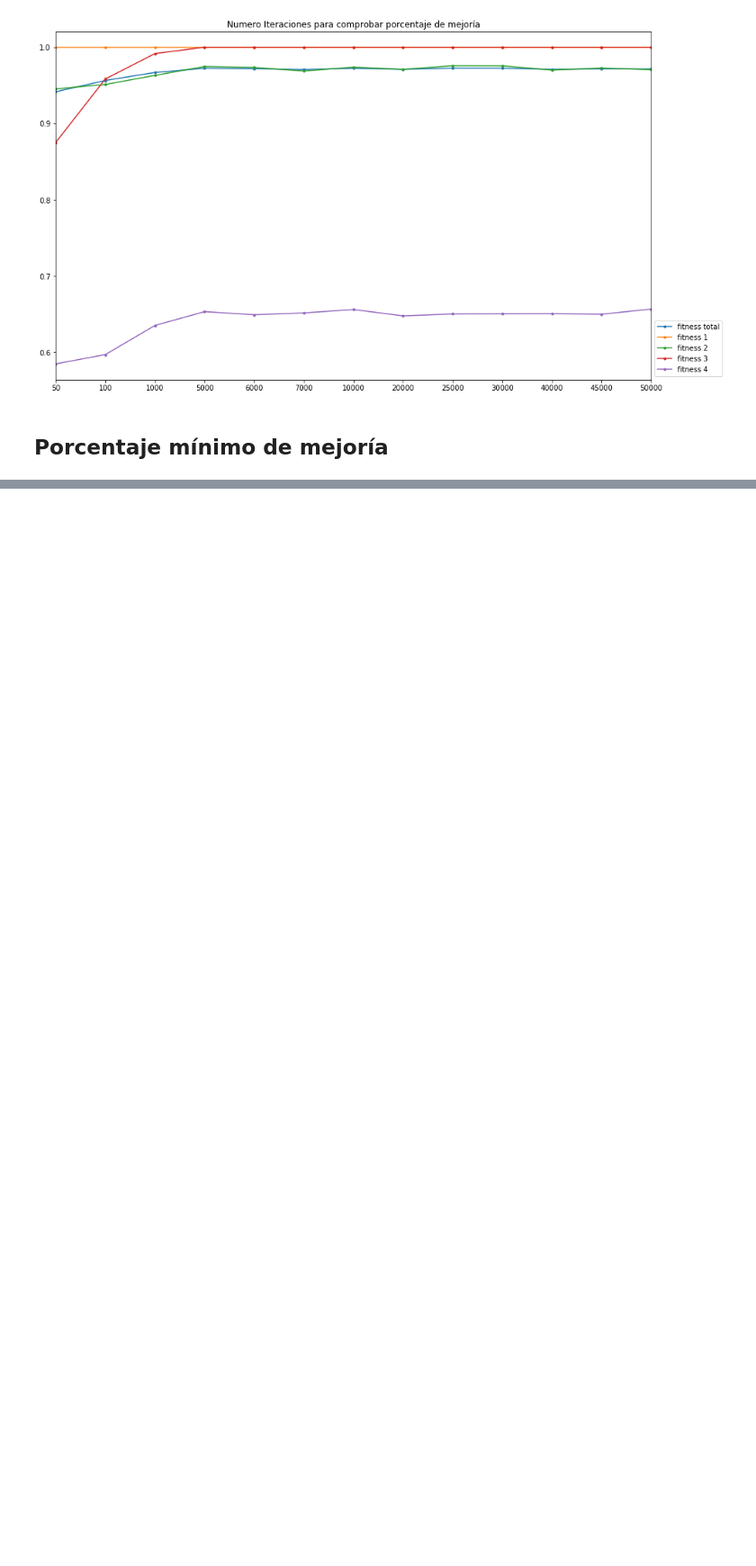
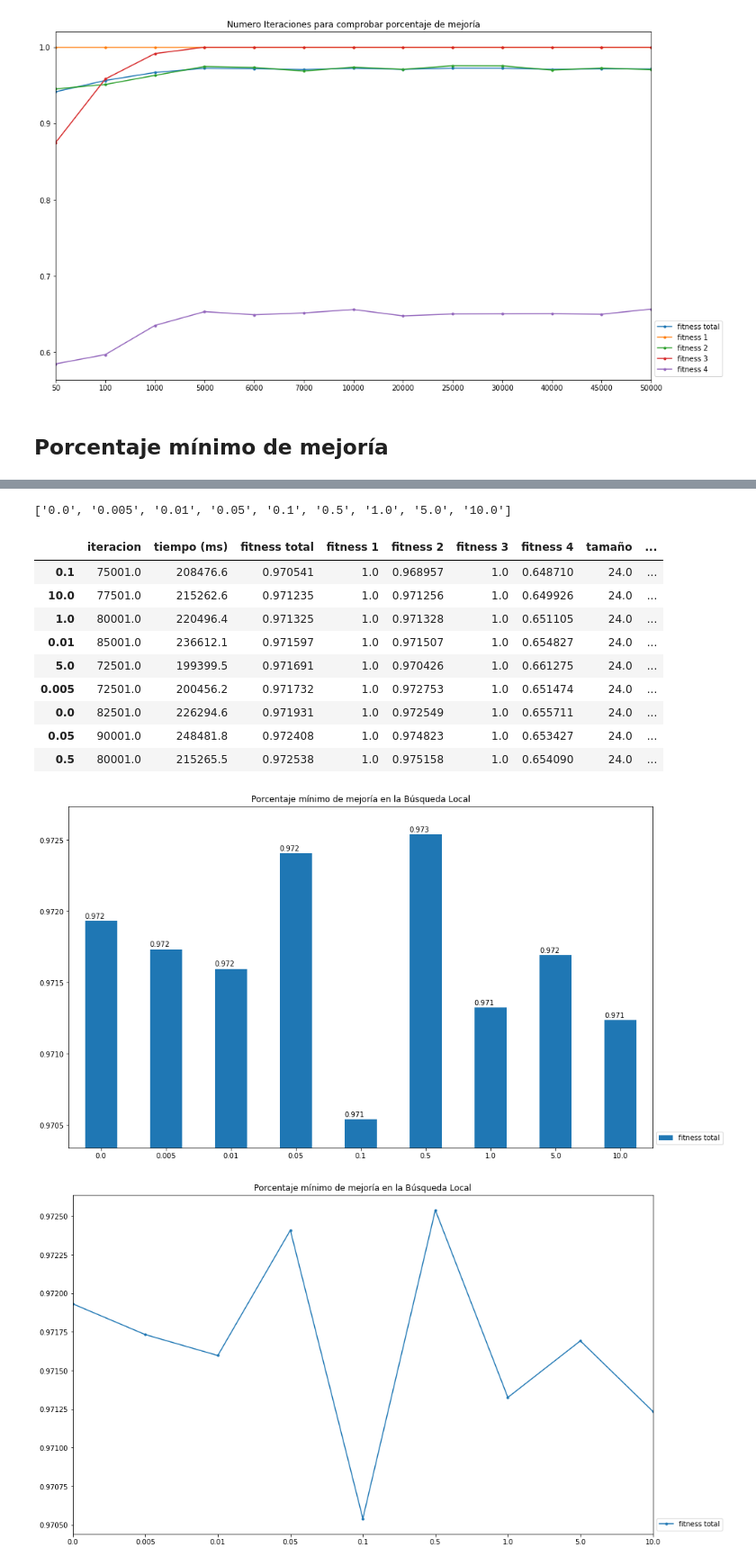
Before and after one commit to zerolfer/TFM-graficador, a Jupyter notebook: ajuste-parametrico/Ajuste-parametrico-documento.ipynb, the cells around one changed output, grey strips where cells are left out. Shown at 90% size. Cells and saved outputs as stored; diff of their text form; code cells hidden in the pictures; blank space fills up the shorter version.

```diff
--- a/ajuste-parametrico/Ajuste-parametrico-documento.ipynb
+++ b/ajuste-parametrico/Ajuste-parametrico-documento.ipynb
@@ -300,0 +347,21 @@ ajuste_parametrico(base_path, sub_paths, out_path, parametro)
+# %%
+base_path = "C:\\Users\\Administrador\\Documents\\Proyecto-Salomon\\resultados\\Caso1Id1m-01-01-2019\\7-PorcentajeMinimoMejoriaBusquedaLocal"
+sub_paths = get_subpaths(base_path, key=float)
+parametro = "Porcentaje mínimo de mejoría en la Búsqueda Local"
+out_path = "7 " + parametro + "/"
+
+ajuste_parametrico(base_path, sub_paths, out_path, parametro)
+# %% [output]
+['0.0', '0.005', '0.01', '0.05', '0.1', '0.5', '1.0', '5.0', '10.0']
+|  | iteracion | tiempo (ms) | fitness total | fitness 1 | fitness 2 | fitness 3 | fitness 4 | tamaño | ... |
+| 0.1 | 75001.0 | 208476.6 | 0.970541 | 1.0 | 0.968957 | 1.0 | 0.648710 | 24.0 | ... |
+| 10.0 | 77501.0 | 215262.6 | 0.971235 | 1.0 | 0.971256 | 1.0 | 0.649926 | 24.0 | ... |
+| 1.0 | 80001.0 | 220496.4 | 0.971325 | 1.0 | 0.971328 | 1.0 | 0.651105 | 24.0 | ... |
+| 0.01 | 85001.0 | 236612.1 | 0.971597 | 1.0 | 0.971507 | 1.0 | 0.654827 | 24.0 | ... |
+| 5.0 | 72501.0 | 199399.5 | 0.971691 | 1.0 | 0.970426 | 1.0 | 0.661275 | 24.0 | ... |
+| 0.005 | 72501.0 | 200456.2 | 0.971732 | 1.0 | 0.972753 | 1.0 | 0.651474 | 24.0 | ... |
+| 0.0 | 82501.0 | 226294.6 | 0.971931 | 1.0 | 0.972549 | 1.0 | 0.655711 | 24.0 | ... |
+| 0.05 | 90001.0 | 248481.8 | 0.972408 | 1.0 | 0.974823 | 1.0 | 0.653427 | 24.0 | ... |
+| 0.5 | 80001.0 | 215265.5 | 0.972538 | 1.0 | 0.975158 | 1.0 | 0.654090 | 24.0 | ... |
+[figure, added]
+[figure, added]
```
Also changed, not shown: parts of 5 cells of this notebook.
